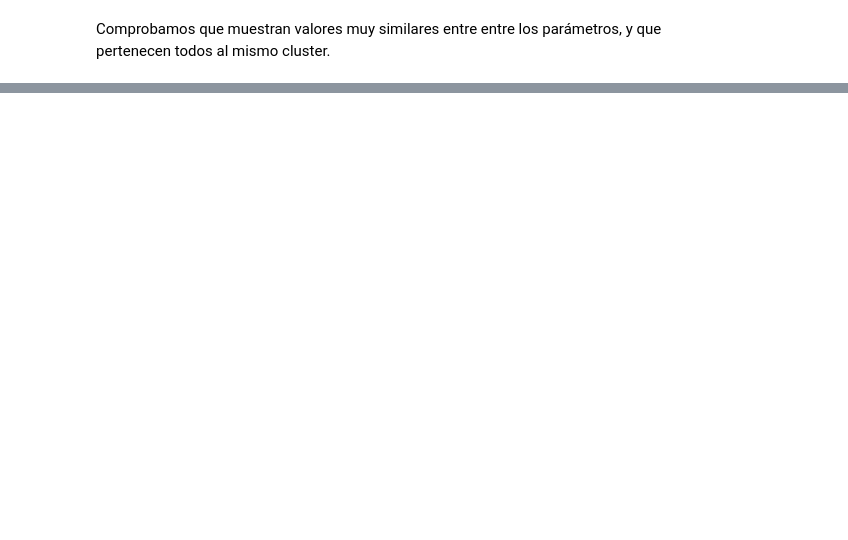
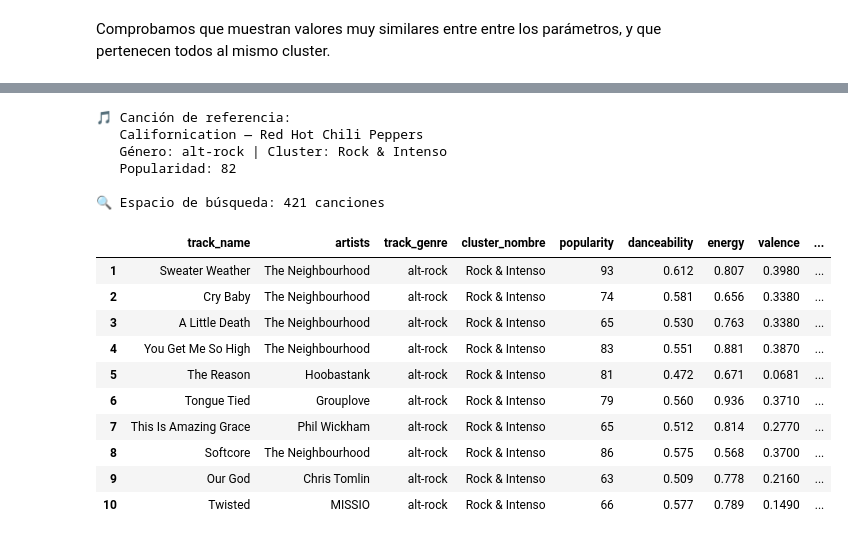
Before and after one commit to alegonzjur/SpotifyRecommender, a Jupyter notebook: notebooks/03_modelo_recomendador.ipynb, the cells around one changed output, grey strips where cells are left out. Drawn from its saved outputs; the diff is of its cells as text; code cells hidden in the pictures; blank space fills up the shorter version.

```diff
--- a/notebooks/03_modelo_recomendador.ipynb
+++ b/notebooks/03_modelo_recomendador.ipynb
@@ -143,0 +267,21 @@ Canción de referencia:
+# %%
+# Tercera prueba.
+recomendar_por_genero_cluster("Californication", artista="Red Hot Chili Peppers", n=10)
+# %% [output]
+🎵 Canción de referencia:
+   Californication — Red Hot Chili Peppers
+   Género: alt-rock | Cluster: Rock & Intenso
+   Popularidad: 82
+
+🔍 Espacio de búsqueda: 421 canciones
+|  | track_name | artists | track_genre | cluster_nombre | popularity | danceability | energy | valence | ... |
+| 1 | Sweater Weather | The Neighbourhood | alt-rock | Rock & Intenso | 93 | 0.612 | 0.807 | 0.3980 | ... |
+| 2 | Cry Baby | The Neighbourhood | alt-rock | Rock & Intenso | 74 | 0.581 | 0.656 | 0.3380 | ... |
+| 3 | A Little Death | The Neighbourhood | alt-rock | Rock & Intenso | 65 | 0.530 | 0.763 | 0.3380 | ... |
+| 4 | You Get Me So High | The Neighbourhood | alt-rock | Rock & Intenso | 83 | 0.551 | 0.881 | 0.3870 | ... |
+| 5 | The Reason | Hoobastank | alt-rock | Rock & Intenso | 81 | 0.472 | 0.671 | 0.0681 | ... |
+| 6 | Tongue Tied | Grouplove | alt-rock | Rock & Intenso | 79 | 0.560 | 0.936 | 0.3710 | ... |
+| 7 | This Is Amazing Grace | Phil Wickham | alt-rock | Rock & Intenso | 65 | 0.512 | 0.814 | 0.2770 | ... |
+| 8 | Softcore | The Neighbourhood | alt-rock | Rock & Intenso | 86 | 0.575 | 0.568 | 0.3700 | ... |
+| 9 | Our God | Chris Tomlin | alt-rock | Rock & Intenso | 63 | 0.509 | 0.778 | 0.2160 | ... |
+| 10 | Twisted | MISSIO | alt-rock | Rock & Intenso | 66 | 0.577 | 0.789 | 0.1490 | ... |
```
Also changed, not shown: parts of 15 cells of this notebook, 2 other files.
